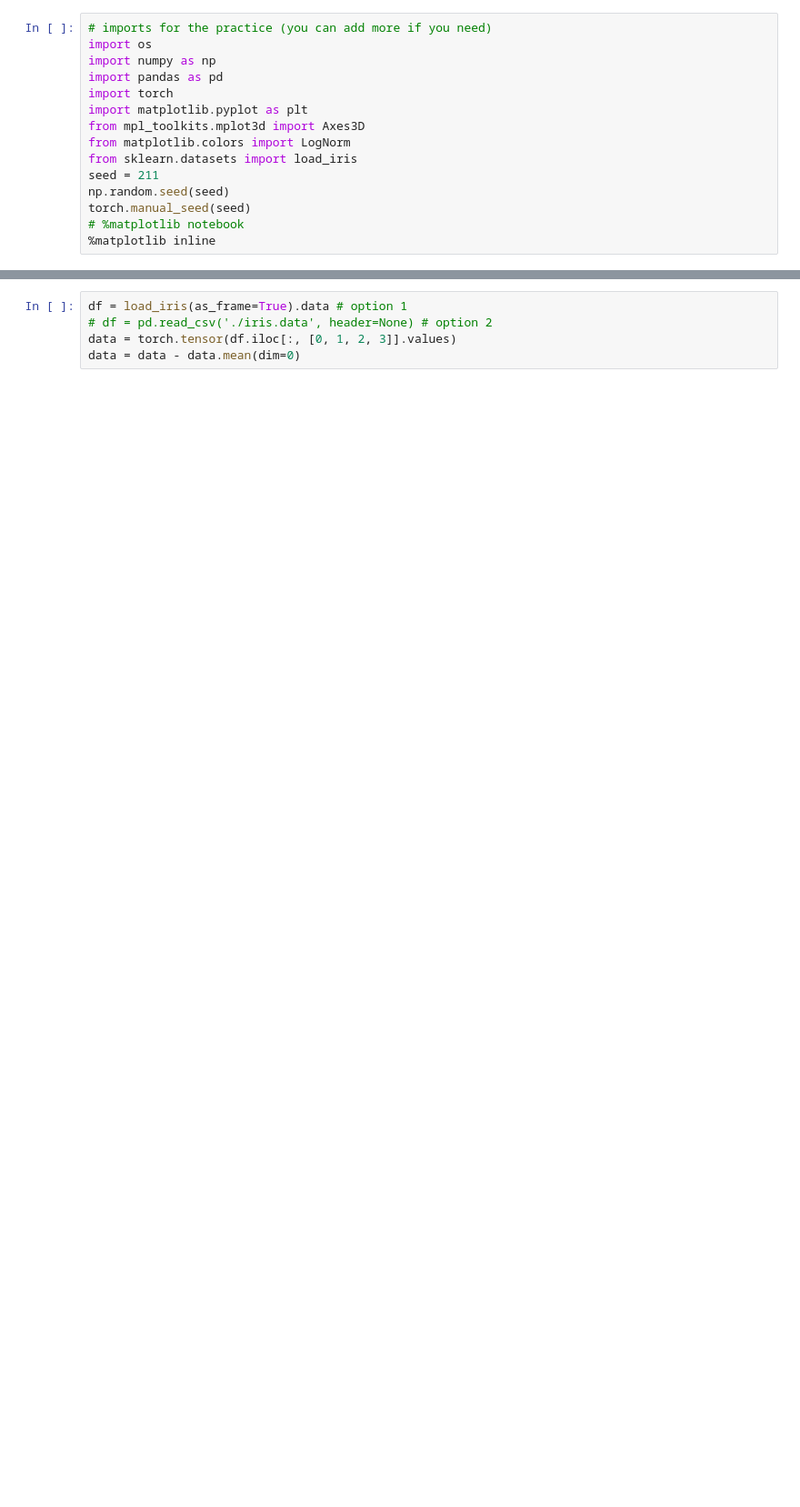
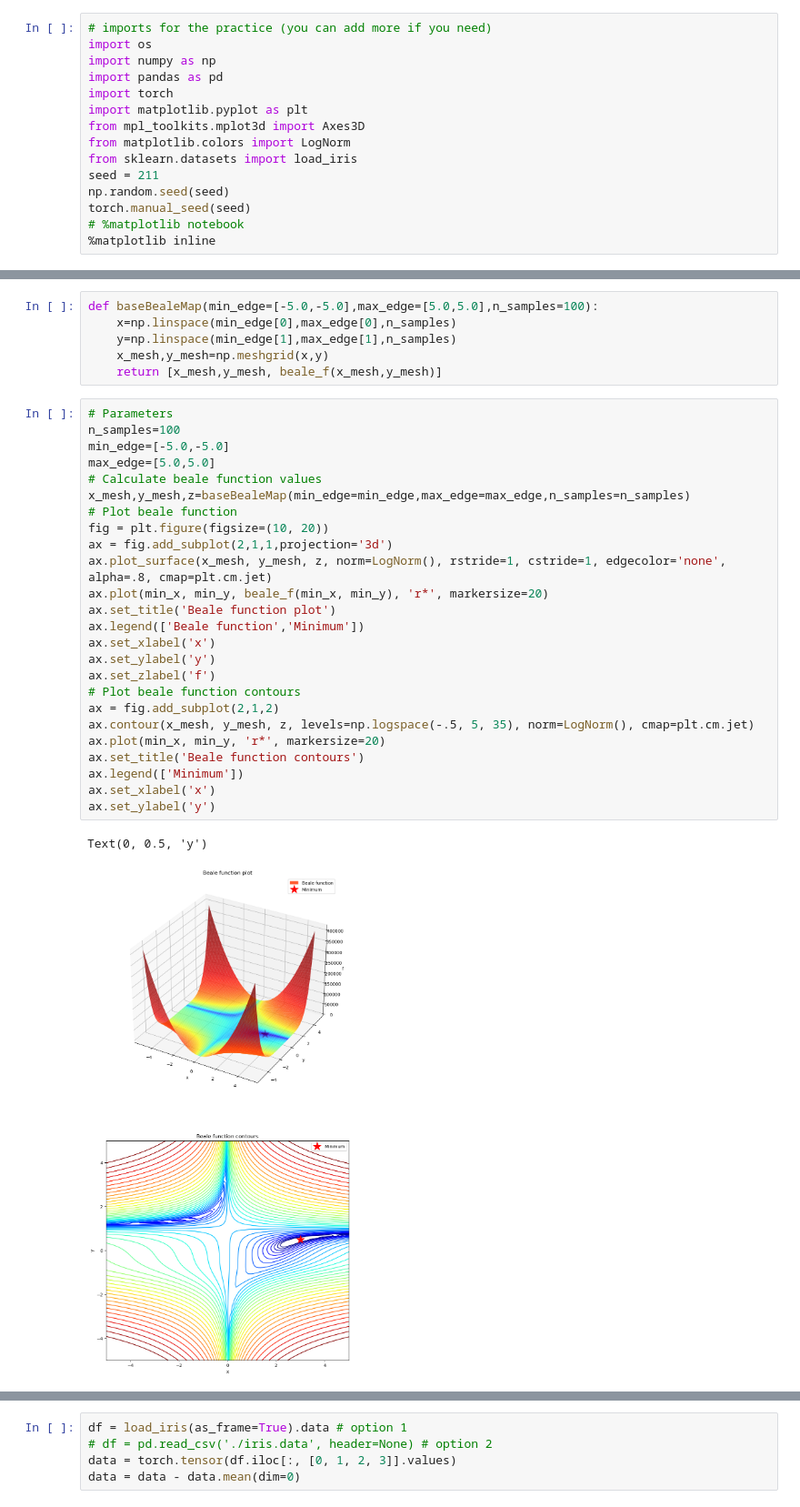
Before and after one commit to sbajamy/ece046211, a Jupyter notebook: hw1/ece046211_hw1_optimization_autograd.ipynb, the cells around one changed output, grey strips where cells are left out. Shown at 91% size. Drawn from its saved outputs; the diff is of its cells as text; blank space fills up the shorter version.

```diff
--- a/hw1/ece046211_hw1_optimization_autograd.ipynb
+++ b/hw1/ece046211_hw1_optimization_autograd.ipynb
@@ -200,3 +321,37 @@ print(f"beale_grad output: {grads_res}")
+# %%
+def baseBealeMap(min_edge=[-5.0,-5.0],max_edge=[5.0,5.0],n_samples=100):
+    x=np.linspace(min_edge[0],max_edge[0],n_samples)
+    y=np.linspace(min_edge[1],max_edge[1],n_samples)
+    x_mesh,y_mesh=np.meshgrid(x,y)
+    return [x_mesh,y_mesh, beale_f(x_mesh,y_mesh)]
+# %%
+# Parameters
+n_samples=100
+min_edge=[-5.0,-5.0]
+max_edge=[5.0,5.0]
+# Calculate beale function values
+x_mesh,y_mesh,z=baseBealeMap(min_edge=min_edge,max_edge=max_edge,n_samples=n_samples)
+# Plot beale function
+fig = plt.figure(figsize=(10, 20))
+ax = fig.add_subplot(2,1,1,projection='3d')
+ax.plot_surface(x_mesh, y_mesh, z, norm=LogNorm(), rstride=1, cstride=1, edgecolor='none', alpha=.8, cmap=plt.cm.jet)
+ax.plot(min_x, min_y, beale_f(min_x, min_y), 'r*', markersize=20)
+ax.set_title('Beale function plot')
+ax.legend(['Beale function','Minimum'])
+ax.set_xlabel('x')
+ax.set_ylabel('y')
+ax.set_zlabel('f')
+# Plot beale function contours
+ax = fig.add_subplot(2,1,2)
+ax.contour(x_mesh, y_mesh, z, levels=np.logspace(-.5, 5, 35), norm=LogNorm(), cmap=plt.cm.jet)
+ax.plot(min_x, min_y, 'r*', markersize=20)
+ax.set_title('Beale function contours')
+ax.legend(['Minimum'])
+ax.set_xlabel('x')
+ax.set_ylabel('y')
+# %% [output]
+Text(0, 0.5, 'y')
+[figure, added]
 # %% [markdown]
 ### <img src="https://img.icons8.com/color/48/000000/code.png" style="height:50px;display:inline"> Task 2 - Building an Optimizer - Adam
 ---
```
Also changed, not shown: parts of 27 cells of this notebook, 4 other files.
